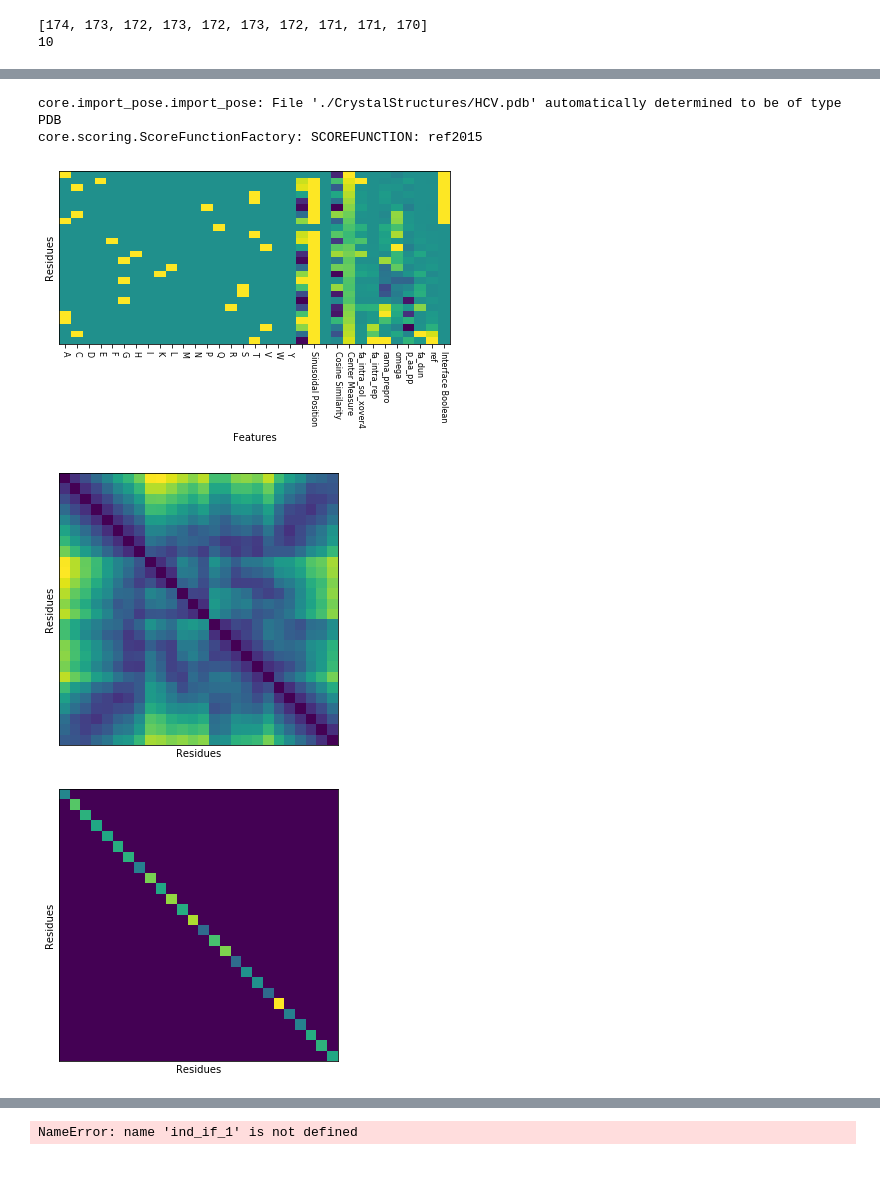
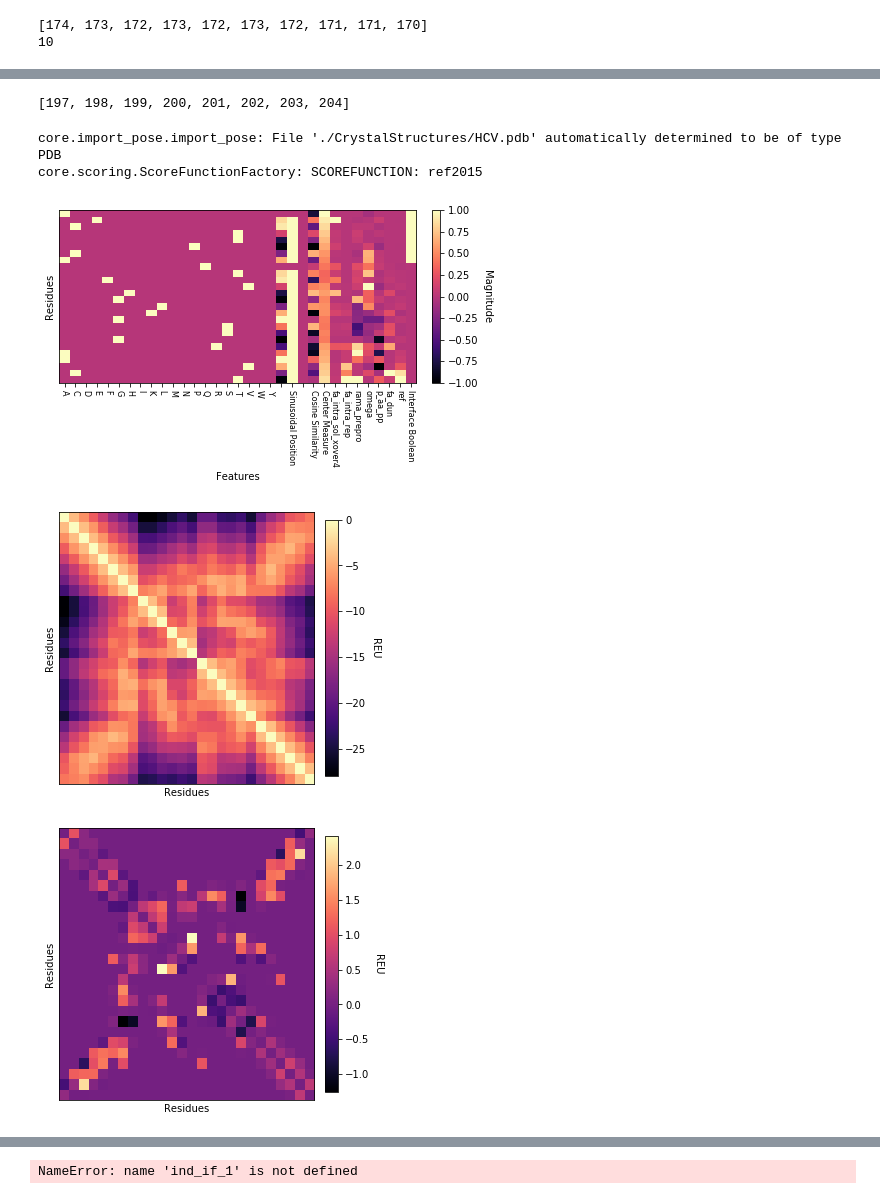
Before and after one commit to SamuelStentz/Graph-Convolutional-Neural-Network, a Jupyter notebook: GraphGeneration/Test Graph Generation.ipynb, the cells around one changed output, grey strips where cells are left out. Drawn from its saved outputs; the diff is of its cells as text; code cells hidden in the pictures; blank space fills up the shorter version.

Commit message:
Removed self edge features.

```diff
--- a/GraphGeneration/Test Graph Generation.ipynb
+++ b/GraphGeneration/Test Graph Generation.ipynb
@@ -115,7 +115,7 @@ params = {"amino_acids":True,
                     "center_measure":True,
                     "interface_boolean":True,
                     "energy_terms":energy_terms,
-                    "energy_edge_terms":[],
+                    "energy_edge_terms":[pro_close, fa_atr, fa_rep, fa_sol, fa_elec, lk_ball_wtd],
                     "distance":True,
                     "energy":True}
 %time g = protein_graph(pose = pose, substrate_indices=ind_act, interface_indices = ind_if, params = params)
@@ -126,36 +126,46 @@ Wall time: 18.3 ms
+# %%
+print(ind_act)
+# %% [output]
+[197, 198, 199, 200, 201, 202, 203, 204]
 # %%
+import pprint
+
 interface = index_interface_8ang_original(pose, ind_act, ind_sub, 10, protease = "./CrystalStructures/HCV.pdb")
-
-g = protein_graph(pose = pose, substrate_indices=ind_act, interface_indices = interface, params = params)
+g = protein_graph(pose = pose, params = params, substrate_indices=ind_act, interface_indices = interface)
 
 fig, ax = plt.subplots()
-ax.imshow(g.V, cmap='viridis', aspect='auto')
+im = ax.imshow(g.V, cmap='magma', aspect='auto')
+ax.figsize=(2,100)
 ax.set_xlabel("Features")
 ax.set_ylabel("Residues")
+cbar = ax.figure.colorbar(im, ax=ax, fraction=0.046, pad=0.04)
+cbar.ax.set_ylabel("Magnitude", rotation=-90, va="bottom")
 xlab = list("ACDEFGHIKLMNPQRSTVWY")+["", "Sinusoidal Position", "", "Cosine Similarity", "Center Measure"]
 xlab += [str(t).split(".")[1] for t in energy_terms] + ["Interface Boolean"]
 ax.set_xticks(range(g.V.shape[1]))
 ax.set_xticklabels(xlab, rotation=-90, fontdict = {'fontsize': 8})
 ax.set_yticks([])
 fig.set_size_inches(5 * 1.4, 5)
 plt.gcf().subplots_adjust(bottom=.4)
-plt.savefig("nodefeat.png", format="png", dpi=1000, transparent = True)
+plt.savefig("../Analysis/nodefeat.png", format="png", dpi=1000, transparent = True, bbox_inches = "tight")
 plt.show()
 
 for m in range(g.A.shape[2]):
     fig, ax = plt.subplots()
-    ax.imshow(g.A[:,:,m], cmap='viridis', aspect='auto')
-    ax.figsize=(10,10)
+    im = ax.imshow(g.A[:,:,m] * -1, cmap='magma', aspect='auto')
+    ax.figsize=(12,10)
     ax.set_xlabel("Residues")
     ax.set_ylabel("Residues")
+    cbar = ax.figure.colorbar(im, ax=ax, fraction=0.046, pad=0.04)
+    cbar.ax.set_ylabel("REU", rotation=-90, va="bottom")
     ax.set_xticks([])
     ax.set_yticks([])
     fig.set_size_inches(5, 5)
-    plt.savefig(f"edgefeat{m}.png", format="png", dpi=1000, transparent = True)
+    plt.savefig(f"../Analysis/edgefeat{m}.png", format="png", dpi=1000, transparent = True, bbox_inches = "tight")
     plt.show()
 # %% [output]
 core.import_pose.import_pose: File './CrystalStructures/HCV.pdb' automatically determined to be of type PDB
 core.scoring.ScoreFunctionFactory: SCOREFUNCTION: ref2015
-[figure, old version]
+[figure, new version]
-[figure, old version]
+[figure, new version]
-[figure, old version]
+[figure, new version]
```
Also changed, not shown: parts of 6 cells of this notebook, 4 other files.
